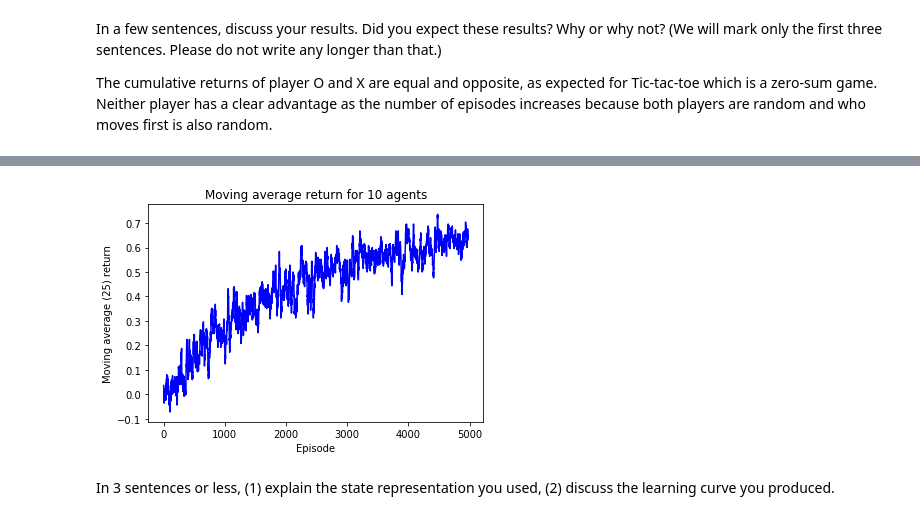
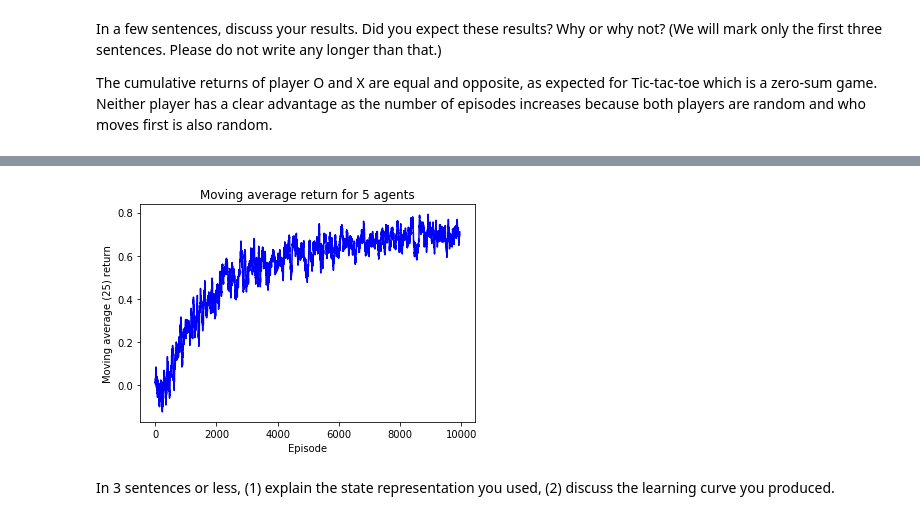
Before and after one commit to edjeffery/Blackjack_and_TicTacToe, a Jupyter notebook: rlc2_blackjack_tictactoe.ipynb, the cells around one changed output, grey strips where cells are left out. Drawn from its saved outputs; the diff is of its cells as text; code cells hidden in the pictures.

```diff
--- a/rlc2_blackjack_tictactoe.ipynb
+++ b/rlc2_blackjack_tictactoe.ipynb
@@ -240,18 +240,18 @@ import random
 
 class Tictactoe():
 
-    def __init__(self):
+    def __init__(self, board):
         self.players = {"O": 1, "X": 2}
         self.winners = np.array([
             [0, 1, 2], [3, 4, 5], [6, 7, 8],
             [0, 3, 6], [1, 4, 7], [2, 5, 8],
             [0, 4, 8], [2, 4, 6]
             ])
-        self.board = self.create_board()
+        self.board = np.copy(board)
         self.winner = None
 
-    def create_board(self):
-        return np.zeros(9, dtype=int)
+    #def create_board(self):
+    #    return np.zeros(9, dtype=int)
 
     def print_board(self):
         b = np.reshape(self.board, (3,3))
@@ -314,7 +314,8 @@ import matplotlib.pyplot as plt
 
 
 def play():
-    env = Tictactoe()
+    board = np.zeros(9, dtype=int)
+    env = Tictactoe(board)
     r = RandomAgent()
     p = list(env.players.items())
     random.shuffle(p)
@@ -370,7 +371,6 @@ class QLearningAgent():
         self.alpha = alpha
         self.gamma = gamma
         self.epsilon = epsilon
-        self.Q = {}
         self.q = np.zeros((19683, 9))
         self.prev_state = None
         self.prev_q = 0.0
@@ -431,10 +431,10 @@ class QLearningAgent():
         else:
             max_next_Q = 0.0
         #print("qs:", qs, "\tMax q:", max_next_Q)
-        #print("Current Q:", self.Q.get((state, action), 0))
+        #print("Current Q:", self.q[s][action])
         #self.Q[(state, action)] = ((1 - self.alpha) * self.Q.get((state, action), 0)) + (self.alpha * (reward + self.gamma * max_next_Q))
         self.q[s][action] = ((1 - self.alpha) * self.q[s][action]) + (self.alpha * (reward + self.gamma * max_next_Q))
-        #print("Updated Q:", self.Q.get((state, action), 0))
+        #print("Updated Q:", self.q[s][action])
         #print(self.q[s])
 # %%
 ### Use this cell to produce the learning curve for Exercise 2b
@@ -443,11 +443,13 @@ import matplotlib.pyplot as plt
 %matplotlib inline
 
 
-def play(q_agent, random_agent, n_episodes):
+def play(q_agent, random_agent, n_episodes, board):
     for episode in range(n_episodes):
 
         reward = 0
-        env = Tictactoe()
+        board = np.copy(board)
+        env = Tictactoe(board)
+        #print(env.board)
         players = ["O", "X"]
         # Shuffle the players to get a random start
         random.shuffle(players)
@@ -460,7 +462,8 @@ def play(q_agent, random_agent, n_episodes):
 
         while not env.is_finished():
             state = np.copy(env.board)
-            #print(state)
+            #if (state==np.array([1, 2, 0, 0, 2, 0, 0, 1, 0])).all():
+            #    print("Found the state")
 
             # Q-learning agent makes a move
             available_actions = env.get_available_actions()
@@ -494,44 +497,51 @@ def play(q_agent, random_agent, n_episodes):
 
     Q_array.append(q_agent.q)
 
+    #print(q_agent.getQ(np.array([1, 2, 0, 0, 2, 0, 0, 1, 0]), 6))
+    #s = q_agent.convert(np.array([1, 2, 0, 0, 2, 0, 0, 1, 0]))
+    #print(q_agent.q[s])
+
+    return q_agent
+
 
 alpha = 0.1
 gamma = 1
 epsilon = 0.1
 #initial_Q = 0
 
-n_episodes = 5000
-n_agents = 10
+n_episodes = 10000
+n_agents = 5
 
 reward_array = np.zeros(n_episodes)
 Q_array = []
 
 # Game loop for each agent
 for i in range(n_agents):
 
     random_agent = RandomAgent()
     q_agent = QLearningAgent(alpha, gamma, epsilon)
-
-    play(q_agent, random_agent, n_episodes)
+    board = np.zeros(9, dtype=int)
+    #print(board)
+    play(q_agent, random_agent, n_episodes, board)
 
 
 # Moving average function is not mine and was taken from the following link:
 # https://stackoverflow.com/questions/14313510/how-to-calculate-moving-average-using-numpy
-def moving_average(a, n=25) :
+def moving_average(a, n=50) :
     ret = np.cumsum(a, dtype=float)
     ret[n:] = ret[n:] - ret[:-n]
     return ret[n - 1:] / n
 
 moving_average_array = moving_average(reward_array) / n_agents
 
 plt.plot(moving_average_array, color="blue", label="Average for 10 agents")
 plt.title("Moving average return for "+ str(n_agents) + " agents")
 plt.xlabel("Episode")
 plt.ylabel("Moving average (25) return")
 #plt.legend()
 plt.show()
 # %% [output]
-[figure, old version]
+[figure, new version]
 # %% [markdown]
 In 3 sentences or less, (1) explain the state representation you used, (2) discuss the learning curve you produced.
 # %% [markdown]
```
Also changed, not shown: parts of 4 cells of this notebook.
